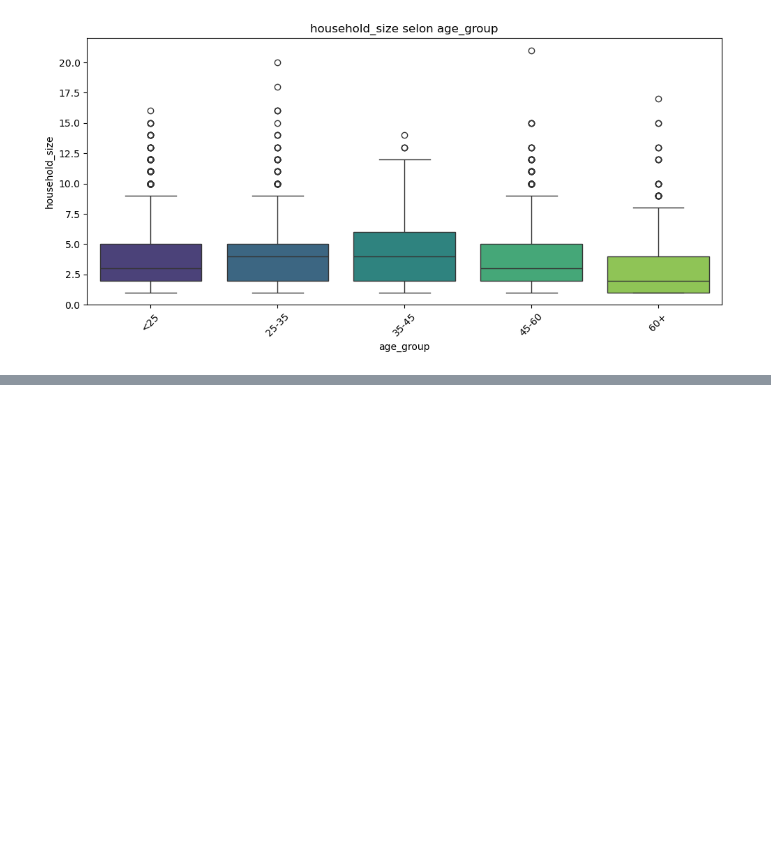
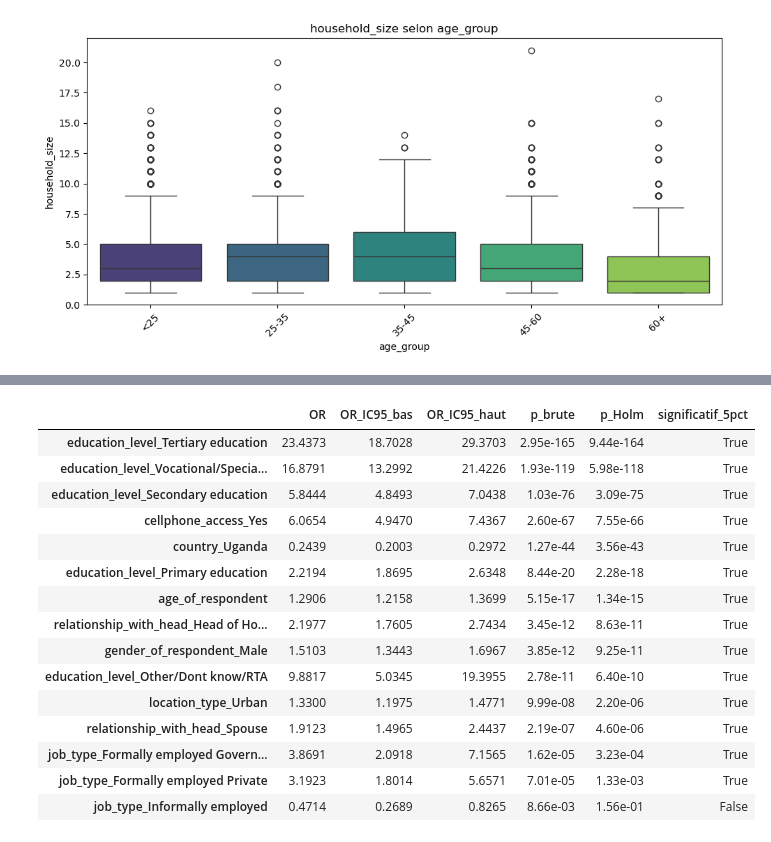
Before and after one commit to ElFuegoX/Data-Science, a Jupyter notebook: finance.ipynb, the cells around one changed output, grey strips where cells are left out. Drawn from its saved outputs; the diff is of its cells as text; code cells hidden in the pictures; blank space fills up the shorter version.

```diff
--- a/finance.ipynb
+++ b/finance.ipynb
@@ -412,0 +625,68 @@ Passing `palette` without assigning `hue` is deprecated and will be removed in v
+# %%
+import statsmodels.api as sm
+
+preparation_inference = ColumnTransformer(
+    transformers=[
+        ("numeriques", StandardScaler(), variables_numeriques_multi),
+        (
+            "categoriels",
+            OneHotEncoder(handle_unknown="ignore", drop="first"),
+            variables_categorielles_multi,
+        ),
+    ]
+)
+X_encode = preparation_inference.fit_transform(X_multi)
+if hasattr(X_encode, "toarray"):
+    X_encode = X_encode.toarray()
+noms_encode = preparation_inference.get_feature_names_out()
+X_inference = pd.DataFrame(X_encode, columns=noms_encode, index=X_multi.index)
+X_inference = X_inference.rename(
+    columns=lambda nom: nom.replace("numeriques__", "").replace("categoriels__", "")
+)
+X_inference = sm.add_constant(X_inference, has_constant="add")
+modele_inference = sm.Logit(y_multi, X_inference).fit(
+    disp=False, maxiter=100, cov_type="HC1"
+)
+intervalle = modele_inference.conf_int()
+resume_inference = pd.DataFrame({
+    "OR": np.exp(modele_inference.params),
+    "OR_IC95_bas": np.exp(intervalle[0]),
+    "OR_IC95_haut": np.exp(intervalle[1]),
+    "p_brute": modele_inference.pvalues,
+}).drop(index="const")
+
+ordre = np.argsort(resume_inference["p_brute"].to_numpy())
+p_triees = resume_inference.iloc[ordre]["p_brute"].to_numpy()
+p_holm = np.minimum(
+    1,
+    np.maximum.accumulate((len(p_triees) - np.arange(len(p_triees))) * p_triees),
+)
+resume_inference["p_Holm"] = np.nan
+resume_inference.loc[resume_inference.index[ordre], "p_Holm"] = p_holm
+resume_inference["significatif_5pct"] = resume_inference["p_Holm"] < 0.05
+resume_inference.index = resume_inference.index.str.replace(
+    r"^(numeriques|categoriels)__", "", regex=True
+)
+resume_affichage = resume_inference.sort_values("p_Holm").head(15).copy()
+for colonne in ["p_brute", "p_Holm"]:
+    resume_affichage[colonne] = resume_affichage[colonne].map(
+        lambda p: "<1e-300" if p == 0 else f"{p:.2e}"
+    )
+display(resume_affichage.round(4))
+# %% [output]
+|  | OR | OR_IC95_bas | OR_IC95_haut | p_brute | p_Holm | significatif_5pct |
+| education_level_Tertiary education | 23.4373 | 18.7028 | 29.3703 | 2.95e-165 | 9.44e-164 | True |
+| education_level_Vocational/Specia... | 16.8791 | 13.2992 | 21.4226 | 1.93e-119 | 5.98e-118 | True |
+| education_level_Secondary education | 5.8444 | 4.8493 | 7.0438 | 1.03e-76 | 3.09e-75 | True |
+| cellphone_access_Yes | 6.0654 | 4.9470 | 7.4367 | 2.60e-67 | 7.55e-66 | True |
+| country_Uganda | 0.2439 | 0.2003 | 0.2972 | 1.27e-44 | 3.56e-43 | True |
+| education_level_Primary education | 2.2194 | 1.8695 | 2.6348 | 8.44e-20 | 2.28e-18 | True |
+| age_of_respondent | 1.2906 | 1.2158 | 1.3699 | 5.15e-17 | 1.34e-15 | True |
+| relationship_with_head_Head of Ho... | 2.1977 | 1.7605 | 2.7434 | 3.45e-12 | 8.63e-11 | True |
+| gender_of_respondent_Male | 1.5103 | 1.3443 | 1.6967 | 3.85e-12 | 9.25e-11 | True |
+| education_level_Other/Dont know/RTA | 9.8817 | 5.0345 | 19.3955 | 2.78e-11 | 6.40e-10 | True |
+| location_type_Urban | 1.3300 | 1.1975 | 1.4771 | 9.99e-08 | 2.20e-06 | True |
+| relationship_with_head_Spouse | 1.9123 | 1.4965 | 2.4437 | 2.19e-07 | 4.60e-06 | True |
+| job_type_Formally employed Govern... | 3.8691 | 2.0918 | 7.1565 | 1.62e-05 | 3.23e-04 | True |
+| job_type_Formally employed Private | 3.1923 | 1.8014 | 5.6571 | 7.01e-05 | 1.33e-03 | True |
+| job_type_Informally employed | 0.4714 | 0.2689 | 0.8265 | 8.66e-03 | 1.56e-01 | False |
```
Also changed, not shown: parts of 8 cells of this notebook.
